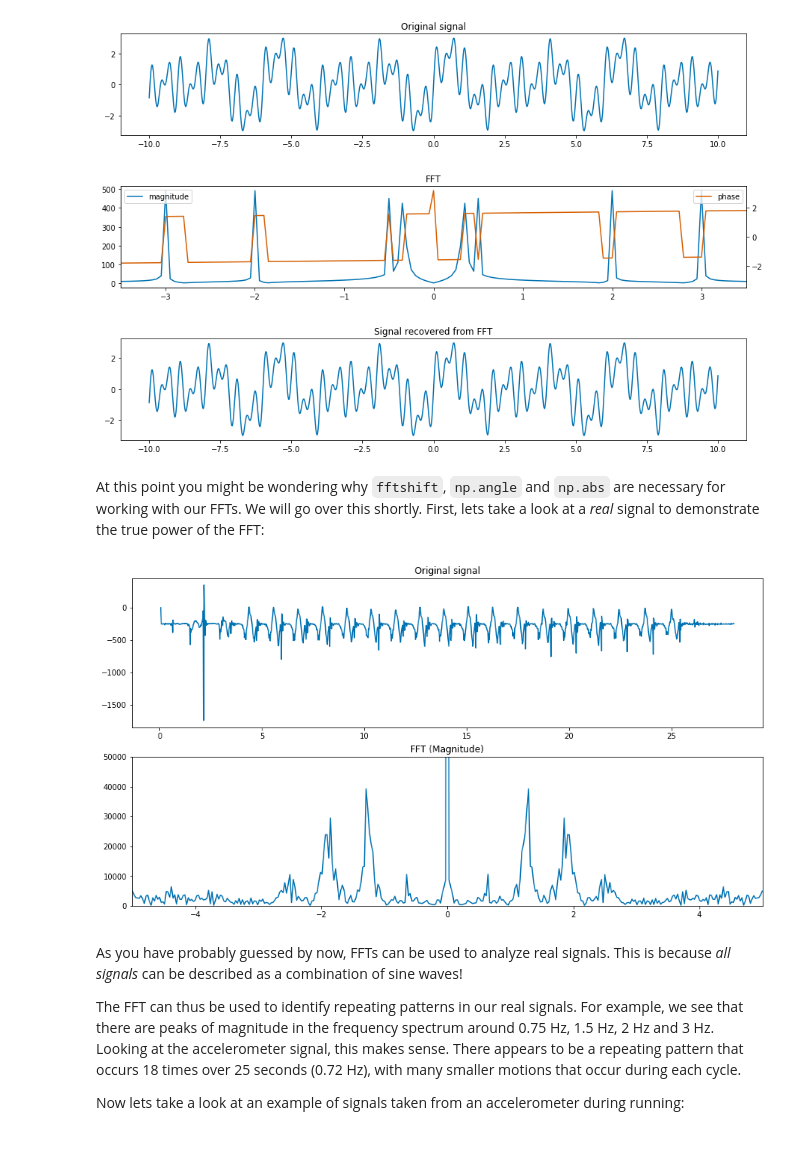
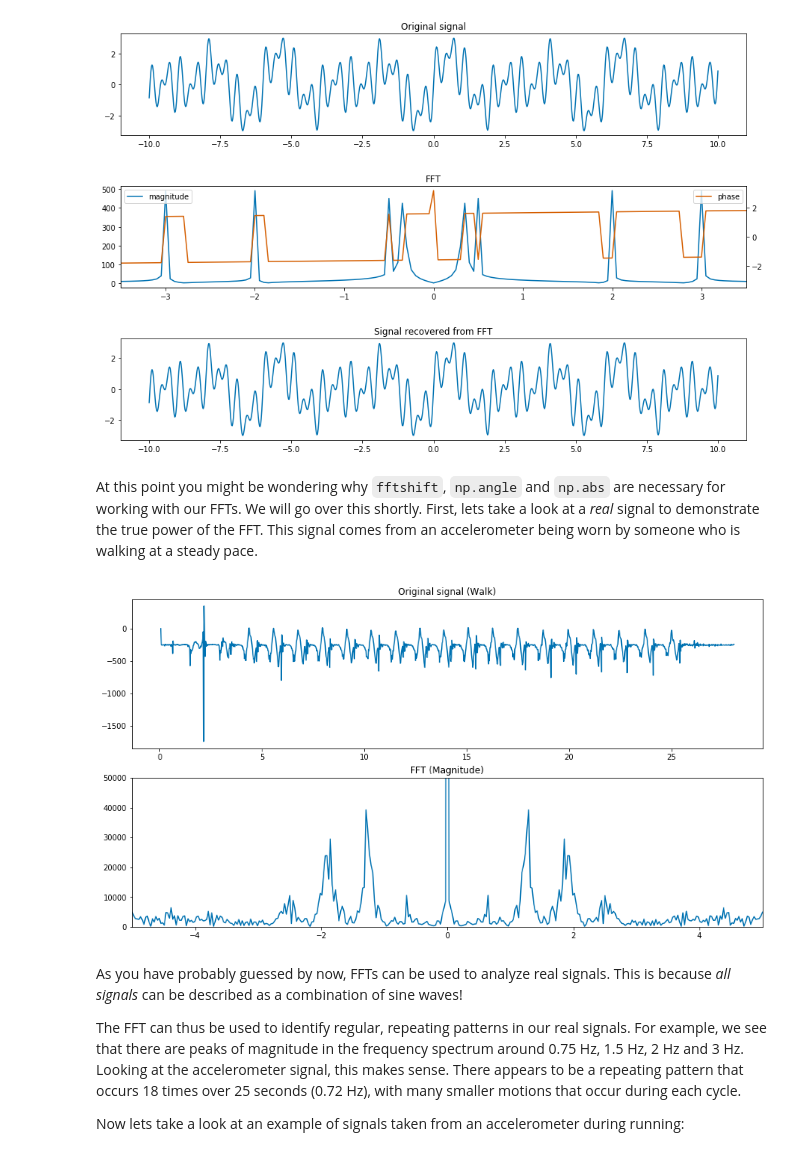
Before and after one commit to TheJacksonLaboratory/images-as-signals, a Jupyter notebook: lessons/2-Fourier_Transform.ipynb, the cells around one changed output. Drawn from its saved outputs; the diff is of its cells as text; code cells hidden in the pictures.

```diff
--- a/lessons/2-Fourier_Transform.ipynb
+++ b/lessons/2-Fourier_Transform.ipynb
@@ -156,34 +156,34 @@ ax[2].set_title('Signal recovered from FFT');
 # %% [output]
 [figure]
 # %% [markdown]
-At this point you might be wondering why `fftshift`, `np.angle` and `np.abs` are necessary for working with our FFTs. We will go over this shortly. First, lets take a look at a *real* signal to demonstrate the true power of the FFT:
+At this point you might be wondering why `fftshift`, `np.angle` and `np.abs` are necessary for working with our FFTs. We will go over this shortly. First, lets take a look at a *real* signal to demonstrate the true power of the FFT. This signal comes from an accelerometer being worn by someone who is walking at a steady pace.
 # %%
 import pandas as pd
 
 # real signal from accelerometer
 walk = pd.read_csv('../data/walk1.csv', header = None)
 walk.columns = ['x', 'y', 'z', 't']
 walk.t = walk.t/1000 # convert ms to s
 freq_walk_t = fftshift(fftfreq(walk.t.size, walk.t[1] - walk.t[0]))
 x_fft = fftshift(fft(walk.x))
 
 
 # Plot
 fig, ax = plt.subplots(nrows=2, figsize=(15,8))
 ax[0].plot(walk.t, walk.x)
-ax[0].set_title('Original signal')
+ax[0].set_title('Original signal (Walk)')
 ax[1].plot(freq_walk_t, np.abs(x_fft))
 
 # Changing scale on FFT to help see the peaks
 # Try playing with the values
 ax[1].set_ylim((-10, 50000))
 ax[1].set_xlim((-5, 5))
 ax[1].set_title('FFT (Magnitude)');
 # %% [output]
-[figure, old version]
+[figure, new version]
 # %% [markdown]
 As you have probably guessed by now, FFTs can be used to analyze real signals. This is because *all signals* can be described as a combination of sine waves!
 
-The FFT can thus be used to identify repeating patterns in our real signals. For example, we see that there are peaks of magnitude in the frequency spectrum around 0.75 Hz, 1.5 Hz, 2 Hz and 3 Hz. Looking at the accelerometer signal, this makes sense. There appears to be a repeating pattern that occurs 18 times over 25 seconds (0.72 Hz), with many smaller motions that occur during each cycle.
+The FFT can thus be used to identify regular, repeating patterns in our real signals. For example, we see that there are peaks of magnitude in the frequency spectrum around 0.75 Hz, 1.5 Hz, 2 Hz and 3 Hz. Looking at the accelerometer signal, this makes sense. There appears to be a repeating pattern that occurs 18 times over 25 seconds (0.72 Hz), with many smaller motions that occur during each cycle.
 
 Now lets take a look at an example of signals taken from an accelerometer during running:
```
Also changed, not shown: parts of 4 cells of this notebook.
